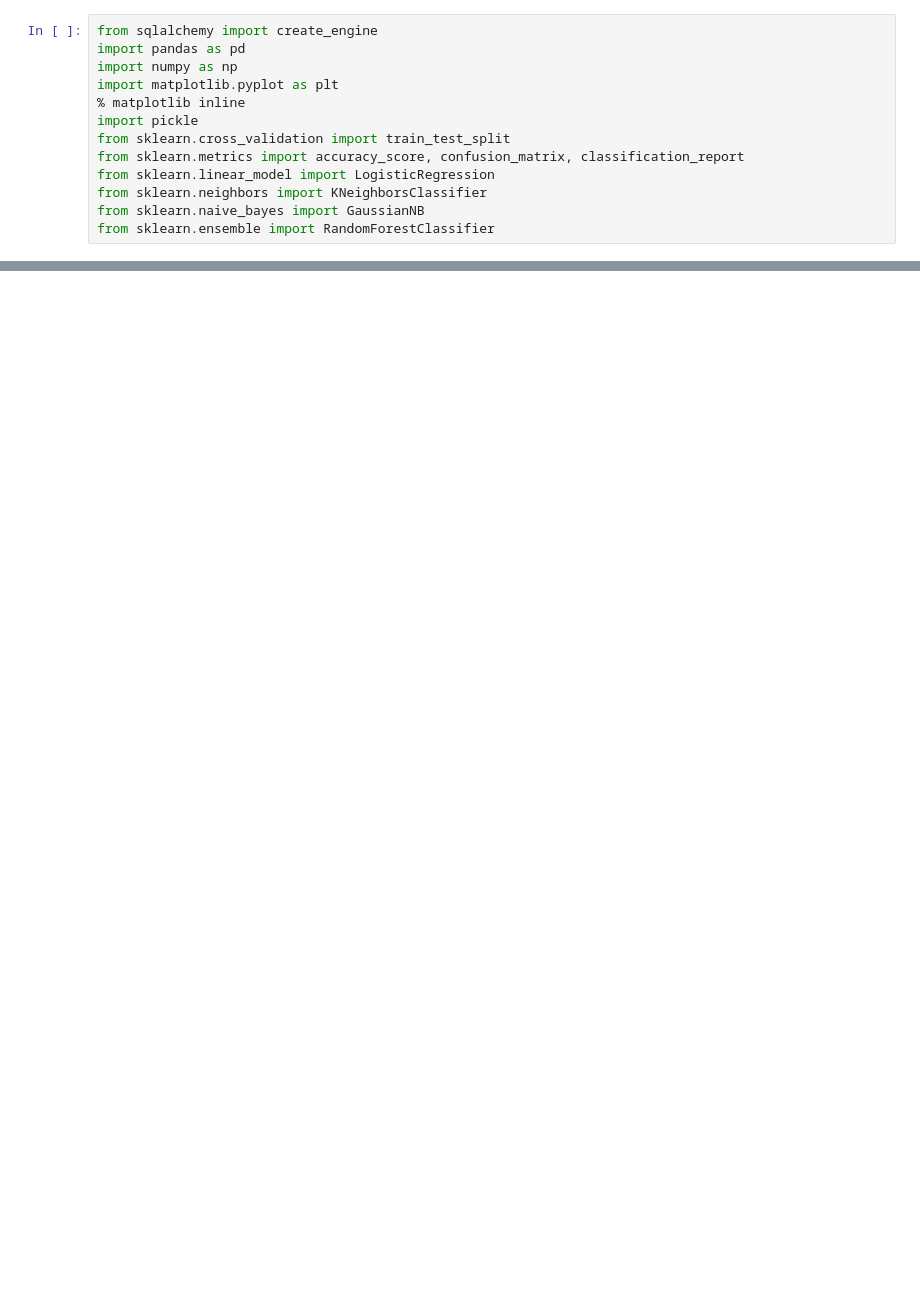
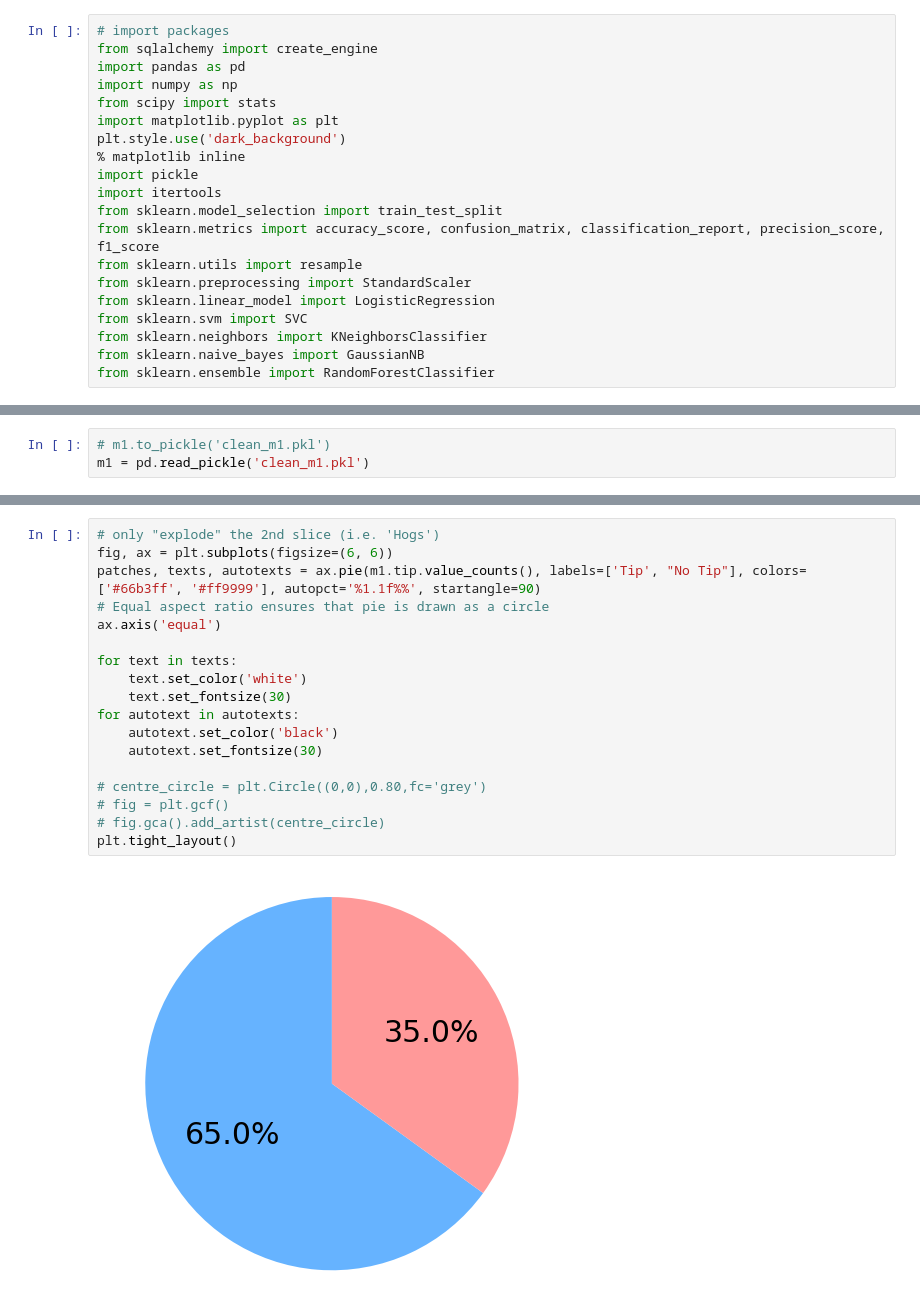
Before and after one commit to nwupkc/Taxi, a Jupyter notebook: nyc_yellow_taxi_pandas.ipynb, the cells around one changed output, grey strips where cells are left out. Saved outputs shown, nothing was run; the diff lists cells and outputs as text; blank space fills up the shorter version.

```diff
--- a/nyc_yellow_taxi_pandas.ipynb
+++ b/nyc_yellow_taxi_pandas.ipynb
@@ -1,13 +1,20 @@
 # %%
+# import packages
 from sqlalchemy import create_engine
 import pandas as pd
 import numpy as np
+from scipy import stats
 import matplotlib.pyplot as plt
+plt.style.use('dark_background')
 % matplotlib inline
 import pickle
-from sklearn.cross_validation import train_test_split
-from sklearn.metrics import accuracy_score, confusion_matrix, classification_report
+import itertools
+from sklearn.model_selection import train_test_split
+from sklearn.metrics import accuracy_score, confusion_matrix, classification_report, precision_score, f1_score
+from sklearn.utils import resample
+from sklearn.preprocessing import StandardScaler
 from sklearn.linear_model import LogisticRegression
+from sklearn.svm import SVC
 from sklearn.neighbors import KNeighborsClassifier
 from sklearn.naive_bayes import GaussianNB
 from sklearn.ensemble import RandomForestClassifier
@@ -34,3 +112,6 @@ m1.head()
+# %%
+# m1.to_pickle('clean_m1.pkl')
+m1 = pd.read_pickle('clean_m1.pkl')
 # %%
 # define dependent variable
 m1['tip'] = m1['tip_amount'] > 0
@@ -49,0 +123,20 @@ y = sampledf.drop('tip', 1)
+# %%
+# only "explode" the 2nd slice (i.e. 'Hogs')
+fig, ax = plt.subplots(figsize=(6, 6))
+patches, texts, autotexts = ax.pie(m1.tip.value_counts(), labels=['Tip', "No Tip"], colors=['#66b3ff', '#ff9999'], autopct='%1.1f%%', startangle=90)
+# Equal aspect ratio ensures that pie is drawn as a circle
+ax.axis('equal')
+
+for text in texts:
+    text.set_color('white')
+    text.set_fontsize(30)
+for autotext in autotexts:
+    autotext.set_color('black')
+    autotext.set_fontsize(30)
+
+# centre_circle = plt.Circle((0,0),0.80,fc='grey')
+# fig = plt.gcf()
+# fig.gca().add_artist(centre_circle)
+plt.tight_layout()
+# %% [output]
+[figure, added]
```
Also changed, not shown: parts of 76 cells of this notebook.
